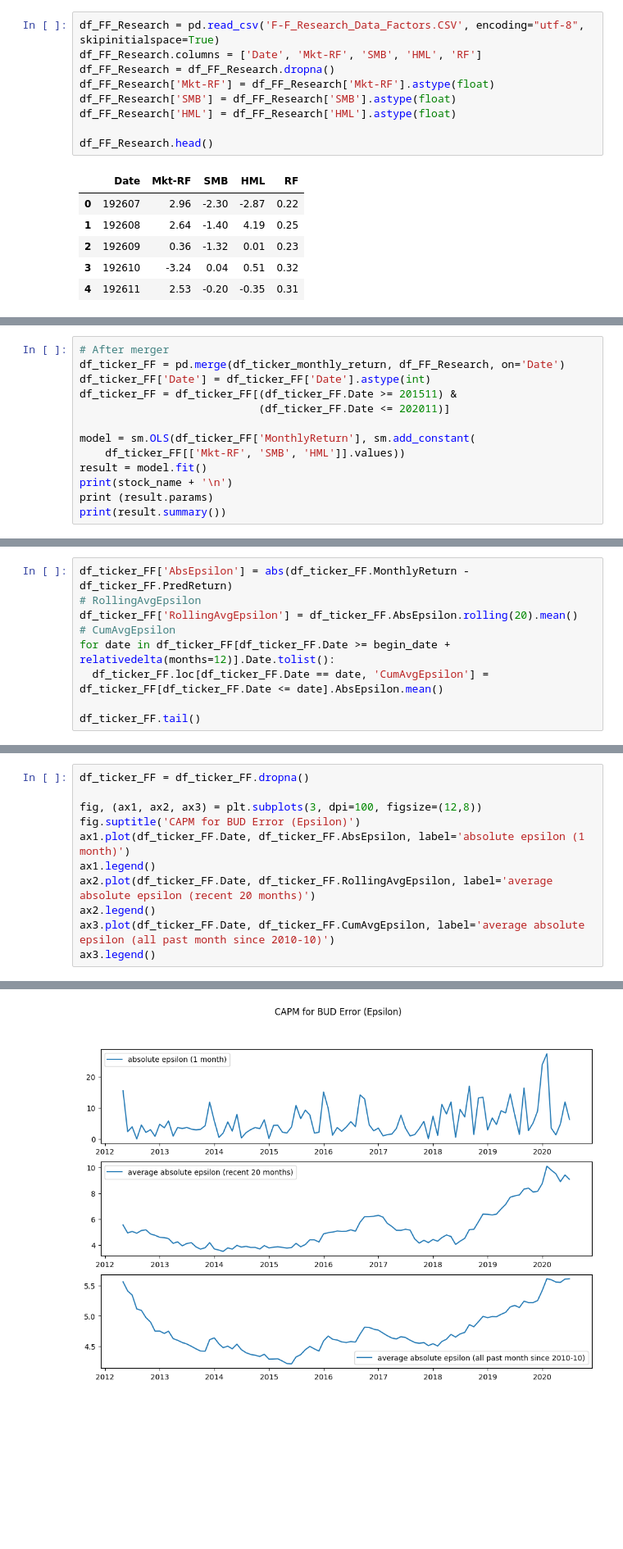
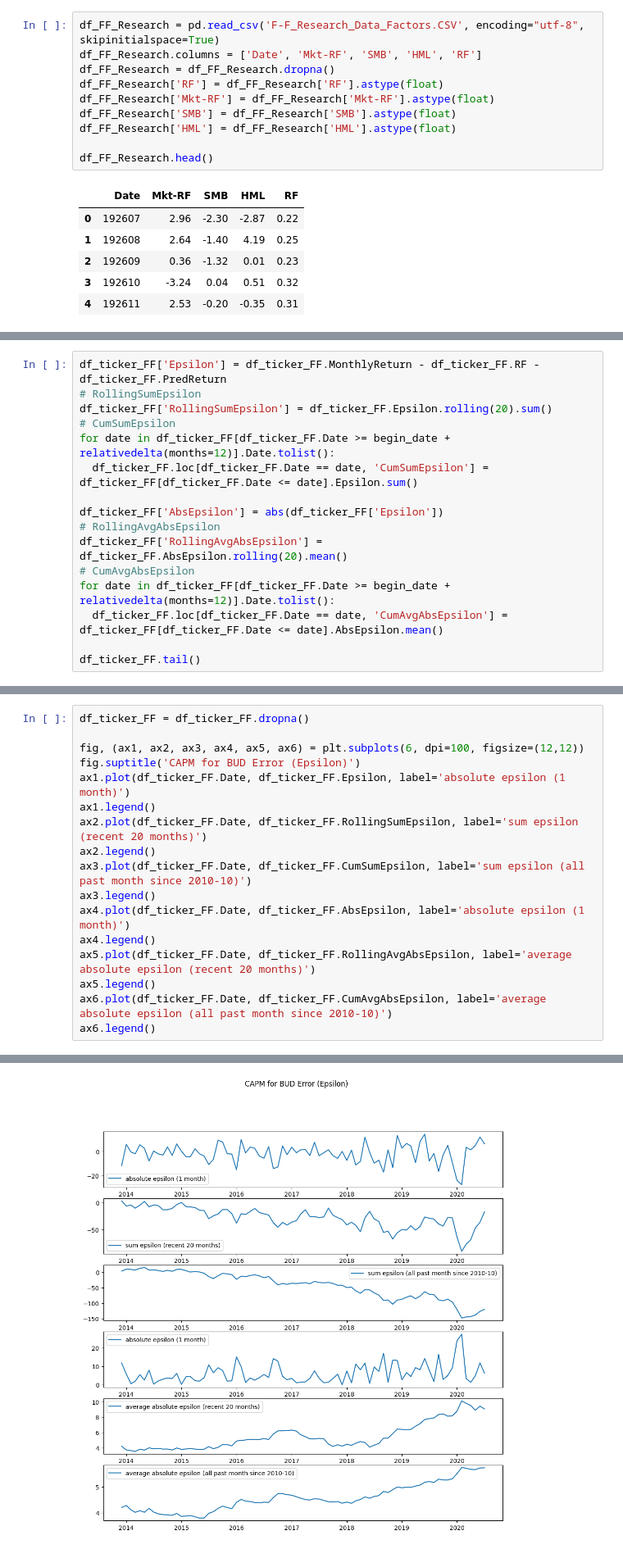
Before and after one commit to chrisliii/FINE-452, a Jupyter notebook: M&A_CAPM_FF3.ipynb, the cells around one changed output, grey strips where cells are left out. Shown at 82% size. Saved outputs shown, nothing was run; the diff lists cells and outputs as text; blank space fills up the shorter version.

Commit message:
6 sub-plot version

```diff
--- a/M&A_CAPM_FF3.ipynb
+++ b/M&A_CAPM_FF3.ipynb
@@ -57,6 +57,7 @@ df_ticker_monthly_return.head(5)
 df_FF_Research = pd.read_csv('F-F_Research_Data_Factors.CSV', encoding="utf-8", skipinitialspace=True)
 df_FF_Research.columns = ['Date', 'Mkt-RF', 'SMB', 'HML', 'RF']
 df_FF_Research = df_FF_Research.dropna()
+df_FF_Research['RF'] = df_FF_Research['RF'].astype(float)
 df_FF_Research['Mkt-RF'] = df_FF_Research['Mkt-RF'].astype(float)
 df_FF_Research['SMB'] = df_FF_Research['SMB'].astype(float)
 df_FF_Research['HML'] = df_FF_Research['HML'].astype(float)
@@ -103,13 +72,0 @@ Warnings:
-# %%
-# After merger
-df_ticker_FF = pd.merge(df_ticker_monthly_return, df_FF_Research, on='Date')
-df_ticker_FF['Date'] = df_ticker_FF['Date'].astype(int)
-df_ticker_FF = df_ticker_FF[(df_ticker_FF.Date >= 201511) &
-                            (df_ticker_FF.Date <= 202011)]
-
-model = sm.OLS(df_ticker_FF['MonthlyReturn'], sm.add_constant(
-    df_ticker_FF[['Mkt-RF', 'SMB', 'HML']].values))
-result = model.fit()
-print(stock_name + '\n')
-print (result.params)
-print(result.summary())
@@ -222,12 +161,19 @@ df_ticker_FF.head()
 | 17 | 2011-01-01 | 43.858777 | 44.810078 | 41.788745 | 42.093163 | 19419700.0 | 0.0 | 0 | 1.301739 | 1.99 | ... |
 | 18 | 2011-02-01 | 42.268197 | 43.234719 | 41.400612 | 42.641106 | 30938900.0 | 0.0 | 0 | 2.034619 | 3.49 | ... |
 # %%
-df_ticker_FF['AbsEpsilon'] = abs(df_ticker_FF.MonthlyReturn - df_ticker_FF.PredReturn)
-# RollingAvgEpsilon
-df_ticker_FF['RollingAvgEpsilon'] = df_ticker_FF.AbsEpsilon.rolling(20).mean()
-# CumAvgEpsilon
+df_ticker_FF['Epsilon'] = df_ticker_FF.MonthlyReturn - df_ticker_FF.RF - df_ticker_FF.PredReturn
+# RollingSumEpsilon
+df_ticker_FF['RollingSumEpsilon'] = df_ticker_FF.Epsilon.rolling(20).sum()
+# CumSumEpsilon
 for date in df_ticker_FF[df_ticker_FF.Date >= begin_date + relativedelta(months=12)].Date.tolist():
-  df_ticker_FF.loc[df_ticker_FF.Date == date, 'CumAvgEpsilon'] = df_ticker_FF[df_ticker_FF.Date <= date].AbsEpsilon.mean()
+  df_ticker_FF.loc[df_ticker_FF.Date == date, 'CumSumEpsilon'] = df_ticker_FF[df_ticker_FF.Date <= date].Epsilon.sum()
+
+df_ticker_FF['AbsEpsilon'] = abs(df_ticker_FF['Epsilon'])
+# RollingAvgAbsEpsilon
+df_ticker_FF['RollingAvgAbsEpsilon'] = df_ticker_FF.AbsEpsilon.rolling(20).mean()
+# CumAvgAbsEpsilon
+for date in df_ticker_FF[df_ticker_FF.Date >= begin_date + relativedelta(months=12)].Date.tolist():
+  df_ticker_FF.loc[df_ticker_FF.Date == date, 'CumAvgAbsEpsilon'] = df_ticker_FF[df_ticker_FF.Date <= date].AbsEpsilon.mean()
 
 df_ticker_FF.tail()
 # %% [output]
@@ -240,17 +186,23 @@ df_ticker_FF.tail()
 # %%
 df_ticker_FF = df_ticker_FF.dropna()
 
-fig, (ax1, ax2, ax3) = plt.subplots(3, dpi=100, figsize=(12,8))
+fig, (ax1, ax2, ax3, ax4, ax5, ax6) = plt.subplots(6, dpi=100, figsize=(12,12))
 fig.suptitle('CAPM for BUD Error (Epsilon)')
-ax1.plot(df_ticker_FF.Date, df_ticker_FF.AbsEpsilon, label='absolute epsilon (1 month)')
+ax1.plot(df_ticker_FF.Date, df_ticker_FF.Epsilon, label='absolute epsilon (1 month)')
 ax1.legend()
-ax2.plot(df_ticker_FF.Date, df_ticker_FF.RollingAvgEpsilon, label='average absolute epsilon (recent 20 months)')
+ax2.plot(df_ticker_FF.Date, df_ticker_FF.RollingSumEpsilon, label='sum epsilon (recent 20 months)')
 ax2.legend()
-ax3.plot(df_ticker_FF.Date, df_ticker_FF.CumAvgEpsilon, label='average absolute epsilon (all past month since 2010-10)')
+ax3.plot(df_ticker_FF.Date, df_ticker_FF.CumSumEpsilon, label='sum epsilon (all past month since 2010-10)')
 ax3.legend()
+ax4.plot(df_ticker_FF.Date, df_ticker_FF.AbsEpsilon, label='absolute epsilon (1 month)')
+ax4.legend()
+ax5.plot(df_ticker_FF.Date, df_ticker_FF.RollingAvgAbsEpsilon, label='average absolute epsilon (recent 20 months)')
+ax5.legend()
+ax6.plot(df_ticker_FF.Date, df_ticker_FF.CumAvgAbsEpsilon, label='average absolute epsilon (all past month since 2010-10)')
+ax6.legend()
 # %% [output]
 <matplotlib.legend.Legend at 0x...>
-[figure, old version]
+[figure, new version]
 # %%
 # past period accumulative
 
```
Also changed, not shown: parts of 3 cells of this notebook.
